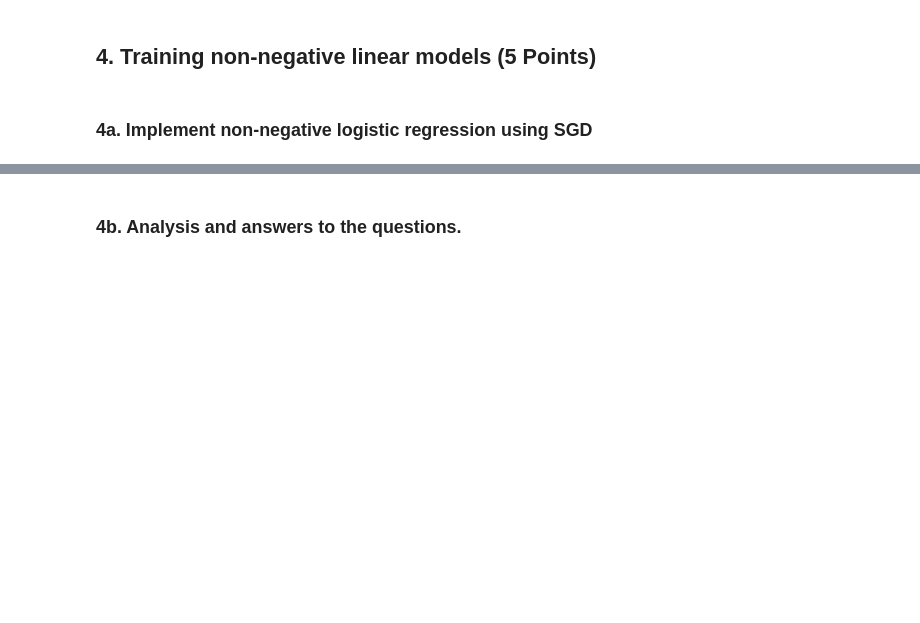
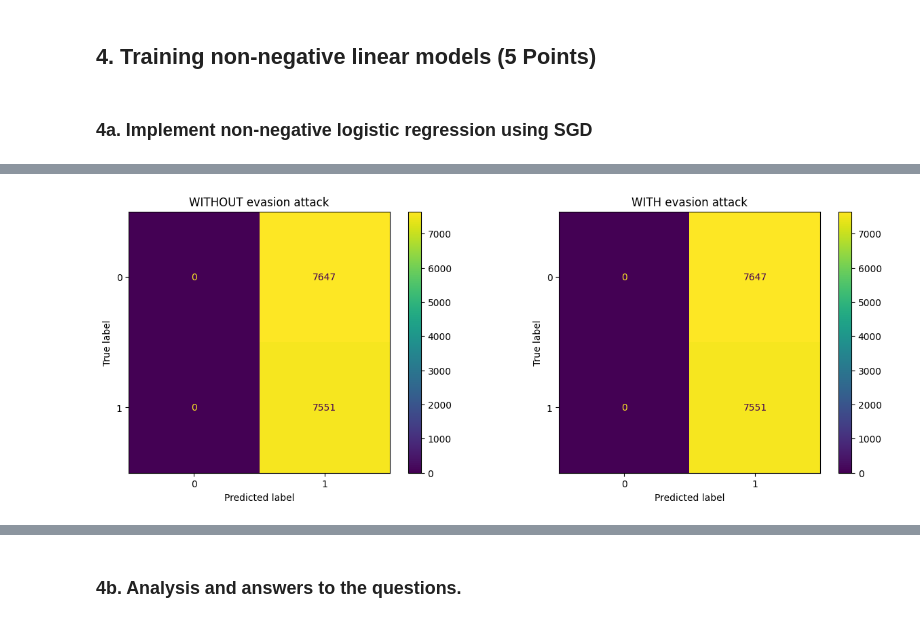
Before and after one commit to kbaran1998/CS4035-cyber-data, a Jupyter notebook: lab4/Lab4.ipynb, the cells around one changed output, grey strips where cells are left out. Saved outputs shown, nothing was run; the diff lists cells and outputs as text; code cells hidden in the pictures; blank space fills up the shorter version.

```diff
--- a/lab4/Lab4.ipynb
+++ b/lab4/Lab4.ipynb
@@ -288,0 +335,2 @@ After applying evation to the train dataset, we can see that the regular test ac
+# %%
+clipped_sgd_clf = train_sdg_classifier((X_train, y_train))
@@ -288,0 +352,12 @@ After applying evation to the train dataset, we can see that the regular test ac
+# %%
+y_pred = clipped_sgd_clf.predict(X_test)
+y_pred_evaded = clipped_sgd_clf.predict(X_test_evaded)
+
+_, (ax1, ax2) = plt.subplots(1, 2, figsize=(15, 5))
+ConfusionMatrixDisplay.from_predictions(y_test, y_pred, ax=ax1)
+ax1.set_title('WITHOUT evasion attack')
+ConfusionMatrixDisplay.from_predictions(y_test, y_pred_evaded, ax=ax2)
+ax2.set_title('WITH evasion attack')
+plt.show()
+# %% [output]
+[figure, added]
```
Also changed, not shown: parts of 31 cells of this notebook.
